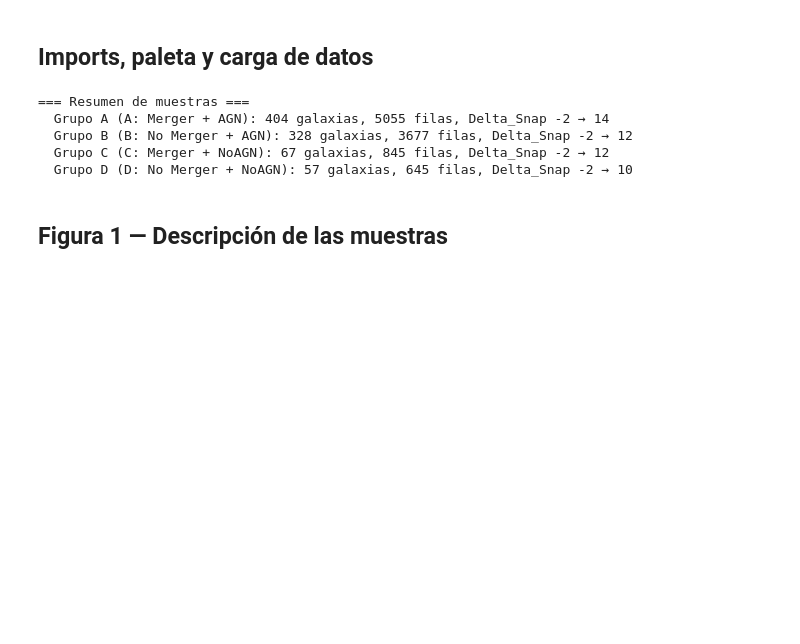
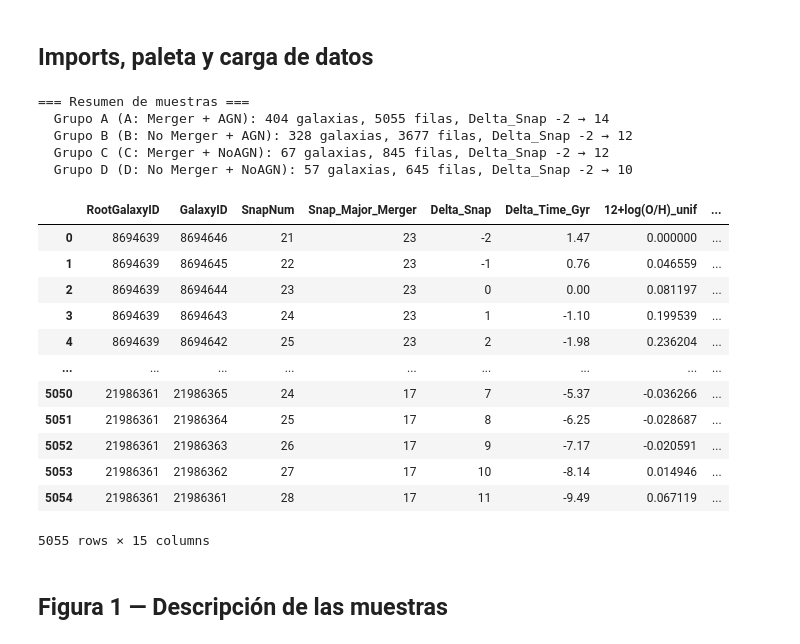
Before and after one commit to SantamariaR/Taller-Tesis-1, a Jupyter notebook: EDA_Grupos_Galaxias.ipynb, the cells around one changed output. Drawn from its saved outputs; the diff is of its cells as text; code cells hidden in the pictures; blank space fills up the shorter version.

```diff
--- a/EDA_Grupos_Galaxias.ipynb
+++ b/EDA_Grupos_Galaxias.ipynb
@@ -89,6 +89,22 @@ for g, df in dfs.items():
   Grupo B (B: No Merger + AGN): 328 galaxias, 3677 filas, Delta_Snap -2 → 12
   Grupo C (C: Merger + NoAGN): 67 galaxias, 845 filas, Delta_Snap -2 → 12
   Grupo D (D: No Merger + NoAGN): 57 galaxias, 645 filas, Delta_Snap -2 → 10
+# %%
+dfs['A']
+# %% [output]
+|  | RootGalaxyID | GalaxyID | SnapNum | Snap_Major_Merger | Delta_Snap | Delta_Time_Gyr | 12+log(O/H)_unif | ... |
+| 0 | 8694639 | 8694646 | 21 | 23 | -2 | 1.47 | 0.000000 | ... |
+| 1 | 8694639 | 8694645 | 22 | 23 | -1 | 0.76 | 0.046559 | ... |
+| 2 | 8694639 | 8694644 | 23 | 23 | 0 | 0.00 | 0.081197 | ... |
+| 3 | 8694639 | 8694643 | 24 | 23 | 1 | -1.10 | 0.199539 | ... |
+| 4 | 8694639 | 8694642 | 25 | 23 | 2 | -1.98 | 0.236204 | ... |
+| ... | ... | ... | ... | ... | ... | ... | ... | ... |
+| 5050 | 21986361 | 21986365 | 24 | 17 | 7 | -5.37 | -0.036266 | ... |
+| 5051 | 21986361 | 21986364 | 25 | 17 | 8 | -6.25 | -0.028687 | ... |
+| 5052 | 21986361 | 21986363 | 26 | 17 | 9 | -7.17 | -0.020591 | ... |
+| 5053 | 21986361 | 21986362 | 27 | 17 | 10 | -8.14 | 0.014946 | ... |
+| 5054 | 21986361 | 21986361 | 28 | 17 | 11 | -9.49 | 0.067119 | ... |
+5055 rows × 15 columns
 # %% [markdown]
 ## Figura 1 — Descripción de las muestras
 # %%
```
Also changed, not shown: parts of 1 cell of this notebook, 1 other file.
